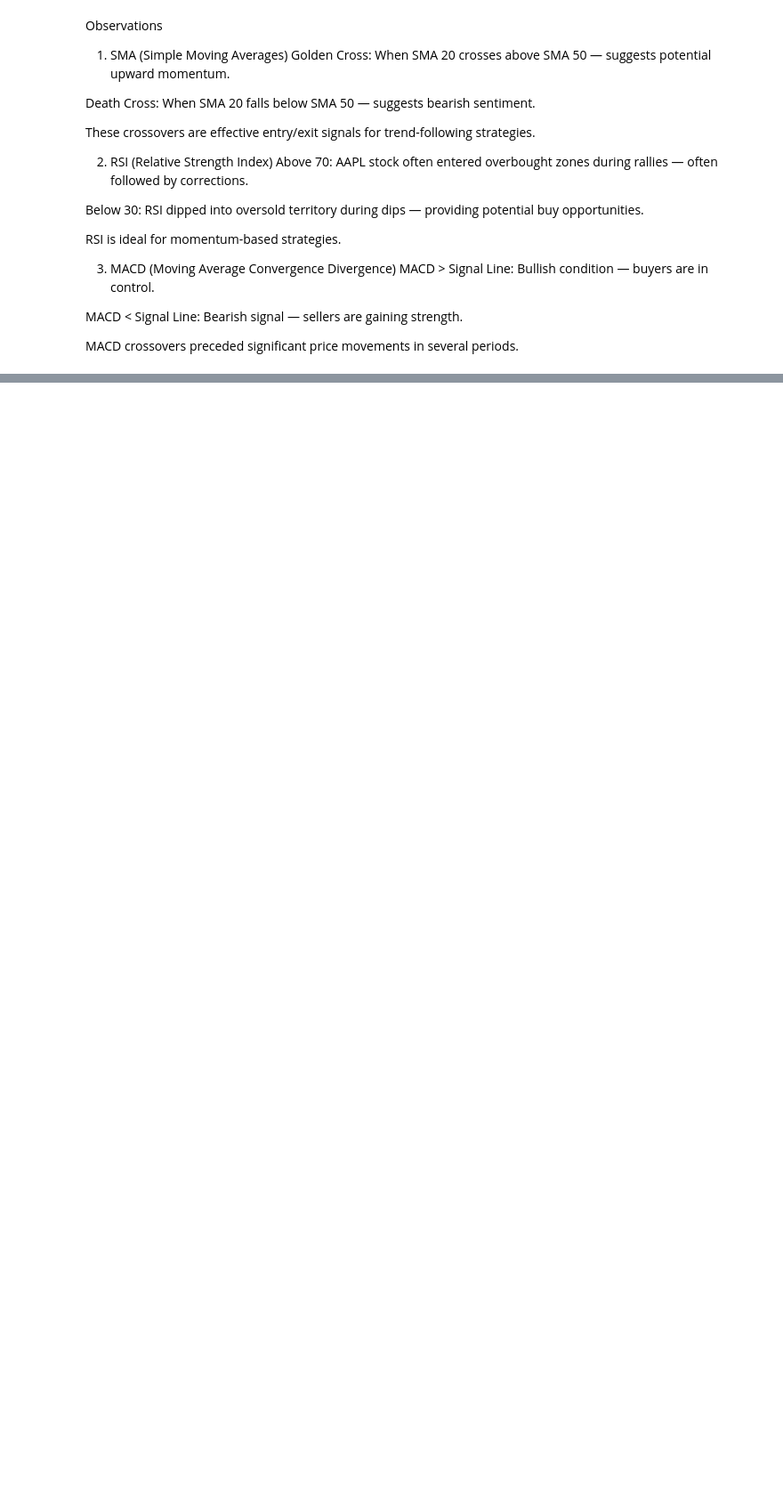
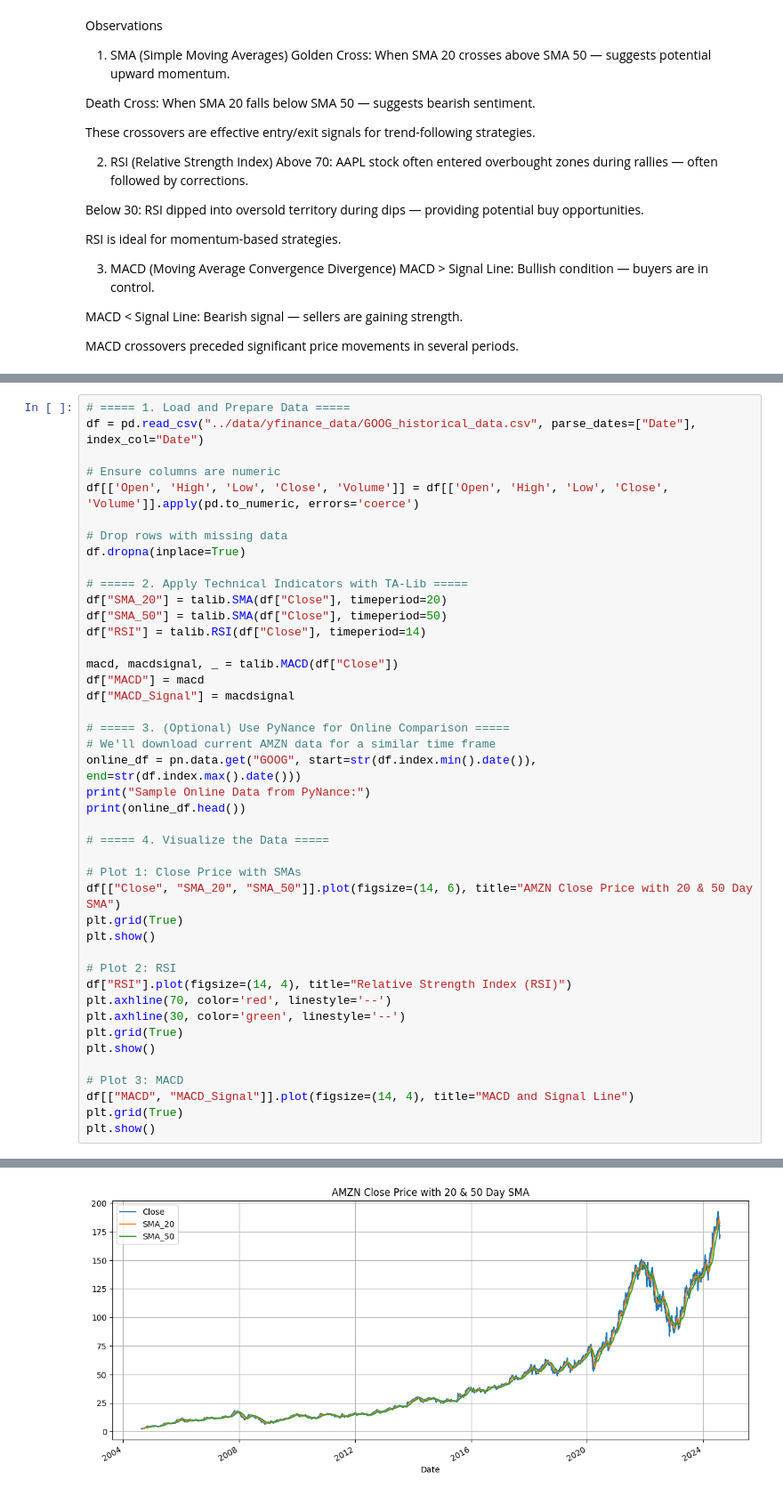
Before and after one commit to endisimie/Predicting-Price-Moves-with-News-Sentiment, a Jupyter notebook: notebooks/qualitative_analysis.ipynb, the cells around one changed output, grey strips where cells are left out. Shown at 89% size. Saved outputs shown, nothing was run; the diff lists cells and outputs as text; blank space fills up the shorter version.

```diff
--- a/notebooks/qualitative_analysis.ipynb
+++ b/notebooks/qualitative_analysis.ipynb
@@ -97,0 +155,44 @@ df.set_index('Date', inplace=True)
+# %%
+# ===== 1. Load and Prepare Data =====
+df = pd.read_csv("../data/yfinance_data/GOOG_historical_data.csv", parse_dates=["Date"], index_col="Date")
+
+# Ensure columns are numeric
+df[['Open', 'High', 'Low', 'Close', 'Volume']] = df[['Open', 'High', 'Low', 'Close', 'Volume']].apply(pd.to_numeric, errors='coerce')
+
+# Drop rows with missing data
+df.dropna(inplace=True)
+
+# ===== 2. Apply Technical Indicators with TA-Lib =====
+df["SMA_20"] = talib.SMA(df["Close"], timeperiod=20)
+df["SMA_50"] = talib.SMA(df["Close"], timeperiod=50)
+df["RSI"] = talib.RSI(df["Close"], timeperiod=14)
+
+macd, macdsignal, _ = talib.MACD(df["Close"])
+df["MACD"] = macd
+df["MACD_Signal"] = macdsignal
+
+# ===== 3. (Optional) Use PyNance for Online Comparison =====
+# We'll download current AMZN data for a similar time frame
+online_df = pn.data.get("GOOG", start=str(df.index.min().date()), end=str(df.index.max().date()))
+print("Sample Online Data from PyNance:")
+print(online_df.head())
+
+# ===== 4. Visualize the Data =====
+
+# Plot 1: Close Price with SMAs
+df[["Close", "SMA_20", "SMA_50"]].plot(figsize=(14, 6), title="AMZN Close Price with 20 & 50 Day SMA")
+plt.grid(True)
+plt.show()
+
+# Plot 2: RSI
+df["RSI"].plot(figsize=(14, 4), title="Relative Strength Index (RSI)")
+plt.axhline(70, color='red', linestyle='--')
+plt.axhline(30, color='green', linestyle='--')
+plt.grid(True)
+plt.show()
+
+# Plot 3: MACD
+df[["MACD", "MACD_Signal"]].plot(figsize=(14, 4), title="MACD and Signal Line")
+plt.grid(True)
+plt.show()
+# %% [output]
@@ -97,0 +207 @@ df.set_index('Date', inplace=True)
+[figure, added]
```
Also changed, not shown: parts of 13 cells of this notebook.
